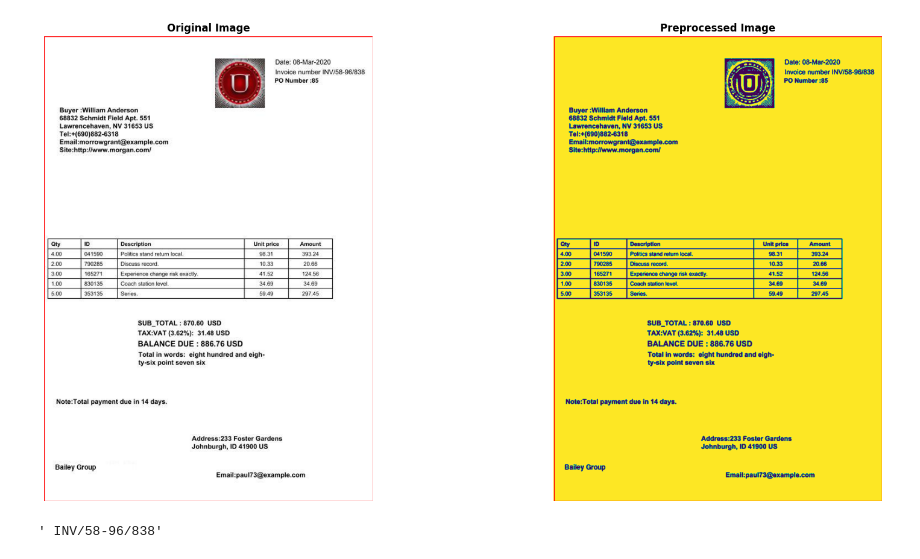
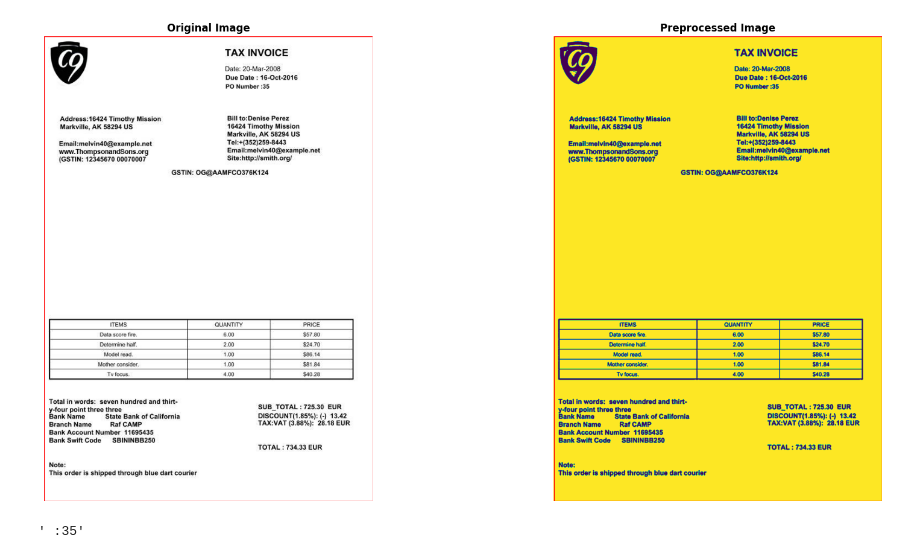
Before and after one commit to IlyasIsHere/Doc-Key-Info-Extraction, a Jupyter notebook: test.ipynb, the cells around one changed output. Drawn from its saved outputs; the diff is of its cells as text; code cells hidden in the pictures.

```diff
--- a/test.ipynb
+++ b/test.ipynb
@@ -9,31 +9,31 @@ import numpy as np
 from ocr import OCR
 from model import LayoutLM_QA_Model
 # %%
-img_path = 'images/Template5_Instance73.jpg'
+img_path = 'images/Template1_Instance0.jpg'
 original_image = Image.open(img_path)
 
 # Load and preprocess the image for OCR
 prp = OCRPreprocessor()
 prp_image = prp.process_image_for_ocr(img_path)
 
 # Plot both images side by side
 fig, axes = plt.subplots(1, 2, figsize=(20, 10))
 
 # Plot the original image
 axes[0].imshow(original_image)
 axes[0].set_title('Original Image')
 axes[0].axis('off')
 rect = Rectangle((0, 0), original_image.width, original_image.height, edgecolor='red', linewidth=1, fill=False)
 axes[0].add_patch(rect)
 
 # Plot the preprocessed image
 axes[1].imshow(prp_image)
 axes[1].set_title('Preprocessed Image')
 axes[1].axis('off')
 rect = Rectangle((0, 0), prp_image.shape[1], prp_image.shape[0], edgecolor='red', linewidth=1, fill=False)
 axes[1].add_patch(rect)
 
 plt.show()
 # %% [output]
-[figure, old version]
+[figure, new version]
 # %%
@@ -43,6 +43,7 @@ preprocessor = OCRPreprocessor()
 ocr = OCR("C:/Program Files/Tesseract-OCR/tessdata")
 model = LayoutLM_QA_Model(preprocessor, ocr, img_path)
 # %%
-model.answer_question("What is the invoice number?")
+
+model.answer_question("What is the item number 1?")
 # %% [output]
-' INV/58-96/838'
+' :35'
```
Also changed, not shown: parts of 1 cell of this notebook, 1 other file.
